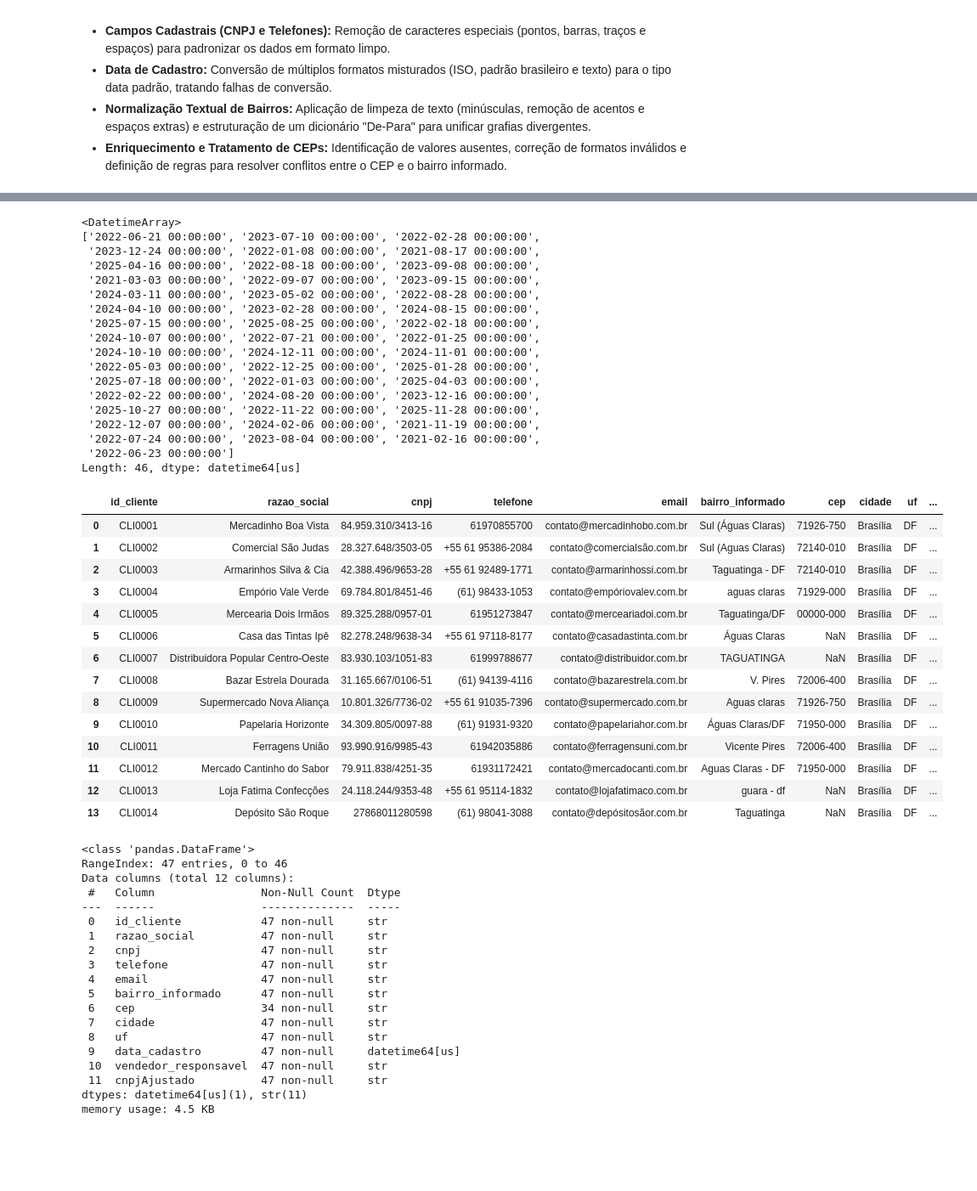
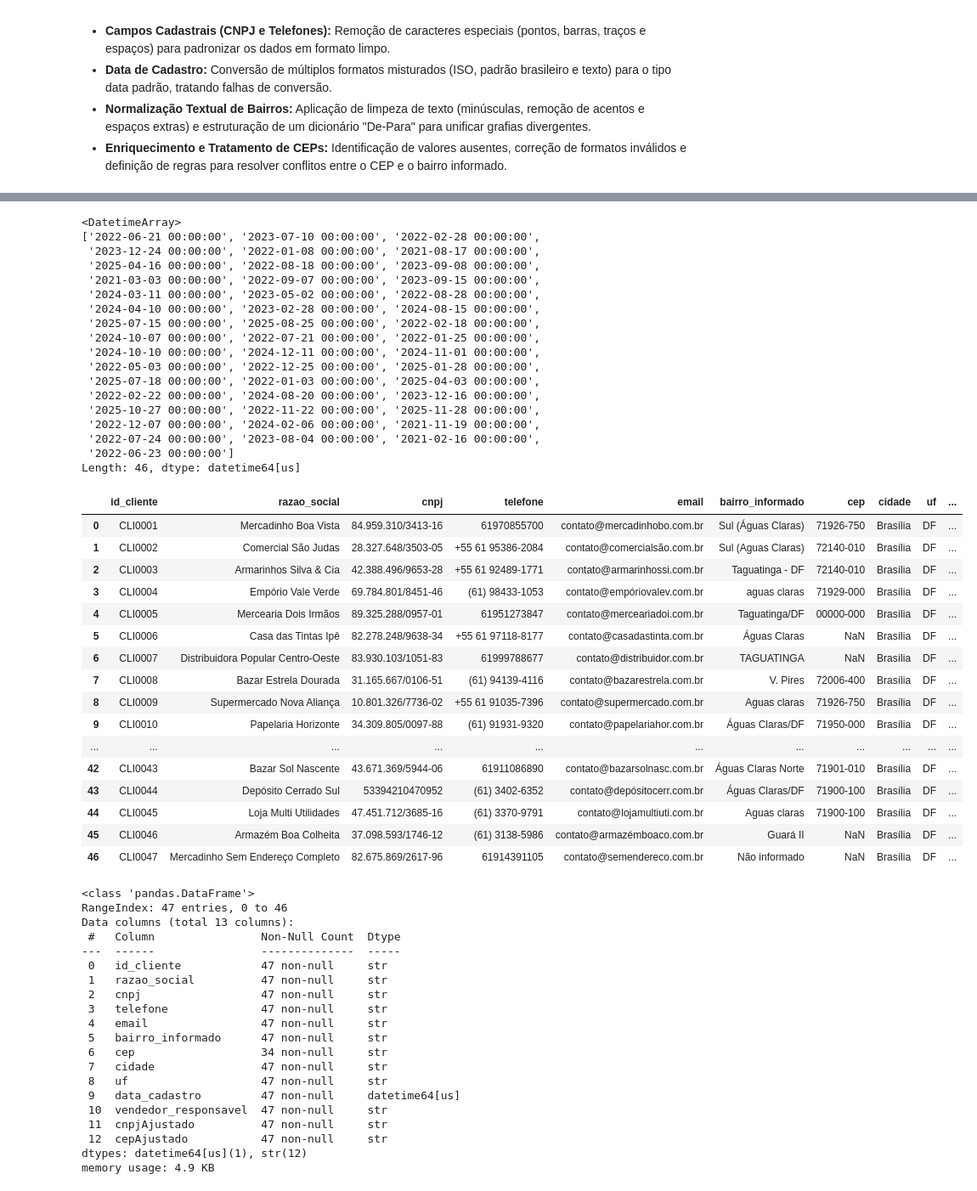
Before and after one commit to phxdablio/projeto-integrador-2026, a Jupyter notebook: etl/processarDados.ipynb, the cells around one changed output, grey strips where cells are left out. Shown at 85% size. Cells and saved outputs as stored; diff of their text form; code cells hidden in the pictures; blank space fills up the shorter version.

```diff
--- a/etl/processarDados.ipynb
+++ b/etl/processarDados.ipynb
@@ -74,11 +74,14 @@ Nesta etapa do pipeline, tratamos as inconsistências e os ruídos encontrados n
 # %%
 display(df_clientes['cnpj']) # coluna cnpj do dataframe
 
-df_clientes['cnpjAjustado'] = df_clientes['cnpj'].str.replace(r'\D', '', regex=True) # remove caracteres não numéricos da coluna cnpj e cria uma nova coluna cnpjAjustado
+# remove caracteres não numéricos da coluna cnpj e cria uma nova coluna
+df_clientes['cnpjAjustado'] = df_clientes['cnpj'].str.replace(r'\D', '', regex=True)
+df_clientes['cepAjustado'] = df_clientes['cep'].str.replace(r'\D', '', regex=True)
 
 df_analise = df_clientes.copy() # cria uma cópia do dataframe df_clientes para df_analise para realizar as transformações
 
 # substitui os valores nulos da coluna bairro_informado por 'Não informado' usando o método fillna()
+df_analise['cepAjustado'] = df_analise['cepAjustado'].fillna('Não informado')
 df_analise['bairro_informado'] = df_analise['bairro_informado'].fillna('Não informado')
 
 # converte datas de formatos mistos (meses em texto como dec/aug, barras e ISO) para o padrão ISO (AAAA-MM-DD) do SQLite e Django
@@ -86,7 +89,7 @@ df_analise['data_cadastro'] = pd.to_datetime(df_analise['data_cadastro'], format
 
 display(df_analise['data_cadastro'].unique()) # exibe os valores únicos da data_cadastro para confirmar que ficaram no formato correto
 
-display(df_analise.head(14)) # ou simplesmente escrever o nome da variável na última linha da célula: df_analise
+display(df_analise) # ou simplesmente escrever o nome da variável na última linha da célula: df_analise
 
 df_analise.info() # mostra informações do dataframe df_analise para confirmar que o valor nulo foi tratado
 # %% [output]
@@ -109,40 +112,42 @@ df_analise.info() # mostra informações do dataframe df_analise para confirmar
 Name: cnpj, dtype: str
 <DatetimeArray>
 ['2022-06-21 00:00:00', '2023-07-10 00:00:00', '2022-02-28 00:00:00',
  '2023-12-24 00:00:00', '2022-01-08 00:00:00', '2021-08-17 00:00:00',
  '2025-04-16 00:00:00', '2022-08-18 00:00:00', '2023-09-08 00:00:00',
  '2021-03-03 00:00:00', '2022-09-07 00:00:00', '2023-09-15 00:00:00',
  '2024-03-11 00:00:00', '2023-05-02 00:00:00', '2022-08-28 00:00:00',
  '2024-04-10 00:00:00', '2023-02-28 00:00:00', '2024-08-15 00:00:00',
  '2025-07-15 00:00:00', '2025-08-25 00:00:00', '2022-02-18 00:00:00',
  '2024-10-07 00:00:00', '2022-07-21 00:00:00', '2022-01-25 00:00:00',
  '2024-10-10 00:00:00', '2024-12-11 00:00:00', '2024-11-01 00:00:00',
  '2022-05-03 00:00:00', '2022-12-25 00:00:00', '2025-01-28 00:00:00',
  '2025-07-18 00:00:00', '2022-01-03 00:00:00', '2025-04-03 00:00:00',
  '2022-02-22 00:00:00', '2024-08-20 00:00:00', '2023-12-16 00:00:00',
  '2025-10-27 00:00:00', '2022-11-22 00:00:00', '2025-11-28 00:00:00',
  '2022-12-07 00:00:00', '2024-02-06 00:00:00', '2021-11-19 00:00:00',
  '2022-07-24 00:00:00', '2023-08-04 00:00:00', '2021-02-16 00:00:00',
  '2022-06-23 00:00:00']
 Length: 46, dtype: datetime64[us]
 |  | id_cliente | razao_social | cnpj | telefone | email | bairro_informado | cep | cidade | uf | ... |
 | 0 | CLI0001 | Mercadinho Boa Vista | 84.959.310/3413-16 | 61970855700 | contato@mercadinhobo.com.br | Sul (Águas Claras) | 71926-750 | Brasília | DF | ... |
 | 1 | CLI0002 | Comercial São Judas | 28.327.648/3503-05 | +55 61 95386-2084 | contato@comercialsão.com.br | Sul (Aguas Claras) | 72140-010 | Brasília | DF | ... |
 | 2 | CLI0003 | Armarinhos Silva & Cia | 42.388.496/9653-28 | +55 61 92489-1771 | contato@armarinhossi.com.br | Taguatinga - DF | 72140-010 | Brasília | DF | ... |
 | 3 | CLI0004 | Empório Vale Verde | 69.784.801/8451-46 | (61) 98433-1053 | contato@empóriovalev.com.br | aguas claras | 71929-000 | Brasília | DF | ... |
 | 4 | CLI0005 | Mercearia Dois Irmãos | 89.325.288/0957-01 | 61951273847 | contato@merceariadoi.com.br | Taguatinga/DF | 00000-000 | Brasília | DF | ... |
 | 5 | CLI0006 | Casa das Tintas Ipê | 82.278.248/9638-34 | +55 61 97118-8177 | contato@casadastinta.com.br | Águas Claras | NaN | Brasília | DF | ... |
 | 6 | CLI0007 | Distribuidora Popular Centro-Oeste | 83.930.103/1051-83 | 61999788677 | contato@distribuidor.com.br | TAGUATINGA | NaN | Brasília | DF | ... |
 | 7 | CLI0008 | Bazar Estrela Dourada | 31.165.667/0106-51 | (61) 94139-4116 | contato@bazarestrela.com.br | V. Pires | 72006-400 | Brasília | DF | ... |
 | 8 | CLI0009 | Supermercado Nova Aliança | 10.801.326/7736-02 | +55 61 91035-7396 | contato@supermercado.com.br | Aguas claras | 71926-750 | Brasília | DF | ... |
 | 9 | CLI0010 | Papelaria Horizonte | 34.309.805/0097-88 | (61) 91931-9320 | contato@papelariahor.com.br | Águas Claras/DF | 71950-000 | Brasília | DF | ... |
-| 10 | CLI0011 | Ferragens União | 93.990.916/9985-43 | 61942035886 | contato@ferragensuni.com.br | Vicente Pires | 72006-400 | Brasília | DF | ... |
-| 11 | CLI0012 | Mercado Cantinho do Sabor | 79.911.838/4251-35 | 61931172421 | contato@mercadocanti.com.br | Aguas Claras - DF | 71950-000 | Brasília | DF | ... |
-| 12 | CLI0013 | Loja Fatima Confecções | 24.118.244/9353-48 | +55 61 95114-1832 | contato@lojafatimaco.com.br | guara - df | NaN | Brasília | DF | ... |
-| 13 | CLI0014 | Depósito São Roque | 27868011280598 | (61) 98041-3088 | contato@depósitosãor.com.br | Taguatinga | NaN | Brasília | DF | ... |
+| ... | ... | ... | ... | ... | ... | ... | ... | ... | ... | ... |
+| 42 | CLI0043 | Bazar Sol Nascente | 43.671.369/5944-06 | 61911086890 | contato@bazarsolnasc.com.br | Águas Claras Norte | 71901-010 | Brasília | DF | ... |
+| 43 | CLI0044 | Depósito Cerrado Sul | 53394210470952 | (61) 3402-6352 | contato@depósitocerr.com.br | Águas Claras/DF | 71900-100 | Brasília | DF | ... |
+| 44 | CLI0045 | Loja Multi Utilidades | 47.451.712/3685-16 | (61) 3370-9791 | contato@lojamultiuti.com.br | Aguas claras | 71900-100 | Brasília | DF | ... |
+| 45 | CLI0046 | Armazém Boa Colheita | 37.098.593/1746-12 | (61) 3138-5986 | contato@armazémboaco.com.br | Guará II | NaN | Brasília | DF | ... |
+| 46 | CLI0047 | Mercadinho Sem Endereço Completo | 82.675.869/2617-96 | 61914391105 | contato@semendereco.com.br | Não informado | NaN | Brasília | DF | ... |
 <class 'pandas.DataFrame'>
 RangeIndex: 47 entries, 0 to 46
-Data columns (total 12 columns):
+Data columns (total 13 columns):
  #   Column                Non-Null Count  Dtype
 ---  ------                --------------  -----
  0   id_cliente            47 non-null     str
@@ -157,5 +162,6 @@ Data columns (total 12 columns):
  9   data_cadastro         47 non-null     datetime64[us]
  10  vendedor_responsavel  47 non-null     str
  11  cnpjAjustado          47 non-null     str
-dtypes: datetime64[us](1), str(11)
-memory usage: 4.5 KB
+ 12  cepAjustado           47 non-null     str
+dtypes: datetime64[us](1), str(12)
+memory usage: 4.9 KB
```
Also changed, not shown: parts of 1 cell of this notebook.
